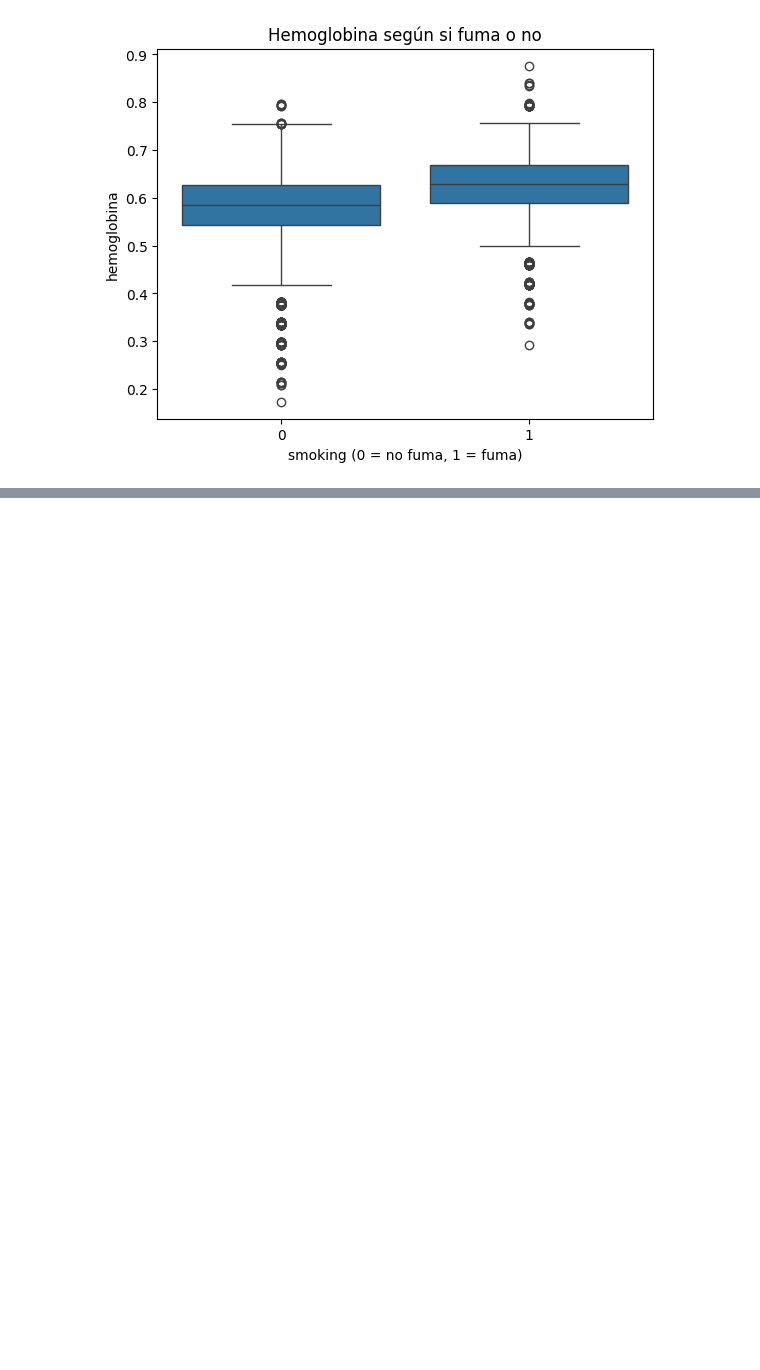
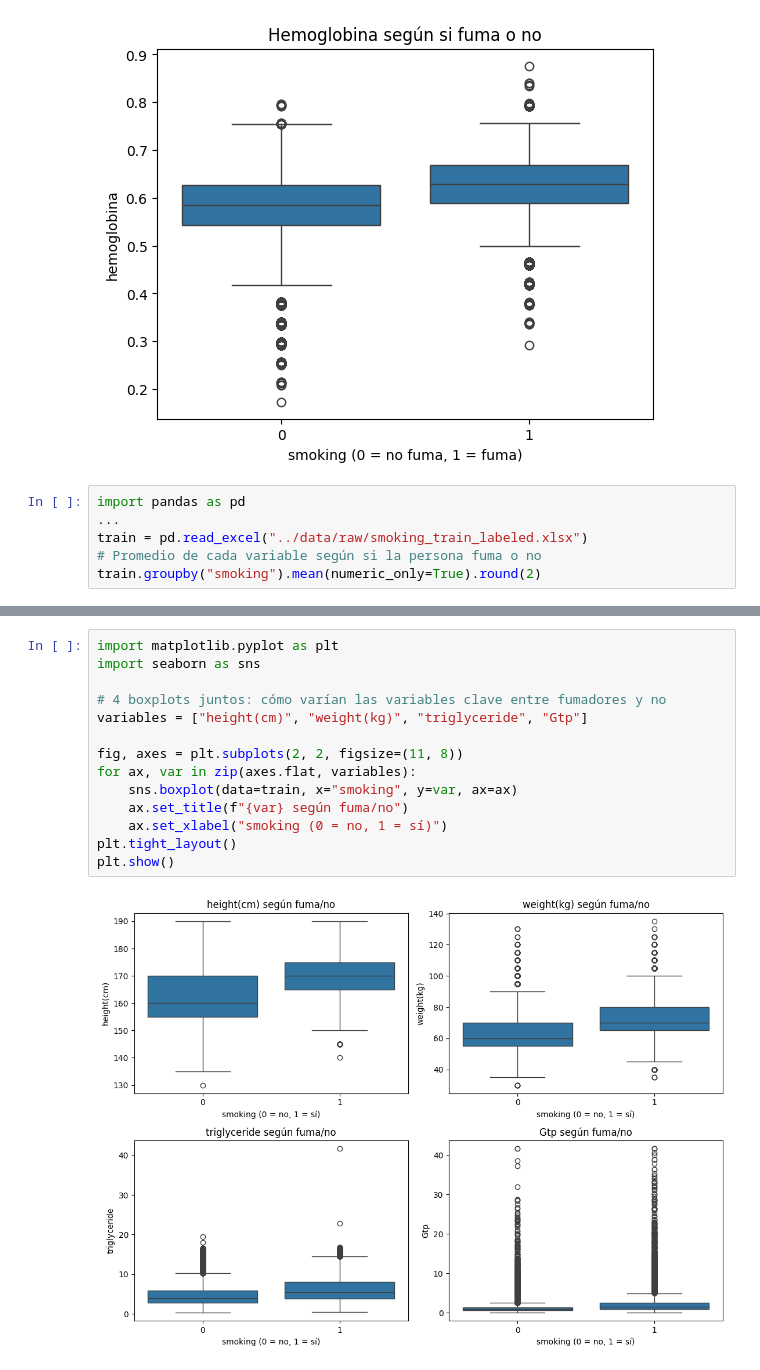
Before and after one commit to Lucostamagna/TP2-smoking, a Jupyter notebook: notebooks/02_eda.ipynb, the cells around one changed output, grey strips where cells are left out. Cells and saved outputs as stored; diff of their text form; blank space fills up the shorter version.

```diff
--- a/notebooks/02_eda.ipynb
+++ b/notebooks/02_eda.ipynb
@@ -55,3 +55,9 @@ plt.ylabel("hemoglobina")
 plt.show()
 # %% [output]
 [figure]
+# %%
+import pandas as pd
+...
+train = pd.read_excel("../data/raw/smoking_train_labeled.xlsx")
+# Promedio de cada variable según si la persona fuma o no
+train.groupby("smoking").mean(numeric_only=True).round(2)
@@ -57,0 +70,16 @@ plt.show()
+# %%
+import matplotlib.pyplot as plt
+import seaborn as sns
+
+# 4 boxplots juntos: cómo varían las variables clave entre fumadores y no
+variables = ["height(cm)", "weight(kg)", "triglyceride", "Gtp"]
+
+fig, axes = plt.subplots(2, 2, figsize=(11, 8))
+for ax, var in zip(axes.flat, variables):
+    sns.boxplot(data=train, x="smoking", y=var, ax=ax)
+    ax.set_title(f"{var} según fuma/no")
+    ax.set_xlabel("smoking (0 = no, 1 = sí)")
+plt.tight_layout()
+plt.show()
+# %% [output]
+[figure, added]
```
Also changed, not shown: parts of 3 cells of this notebook.
